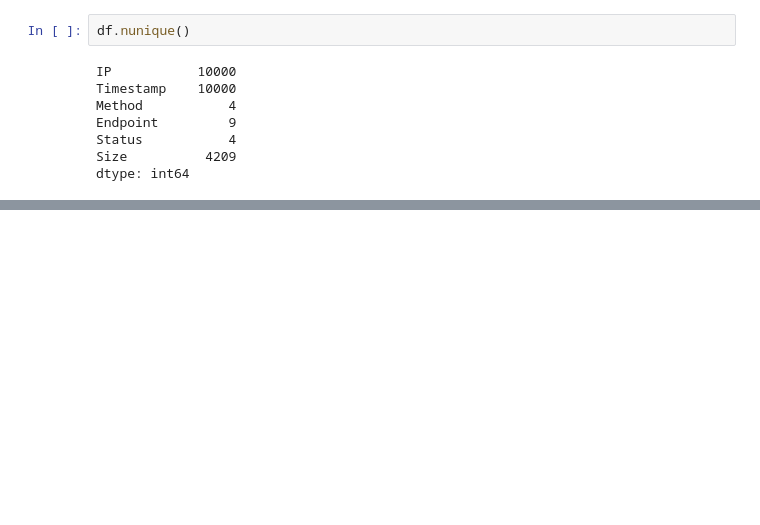
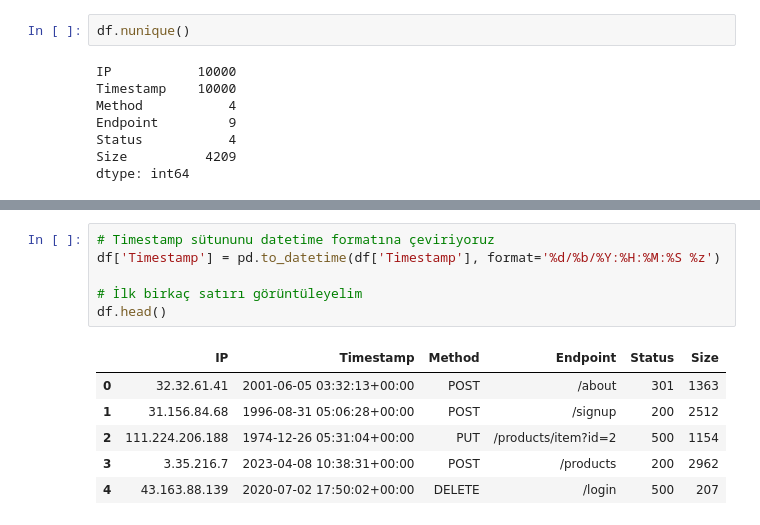
Before and after one commit to haremir/Web_traffic_QA, a Jupyter notebook: main.ipynb, the cells around one changed output, grey strips where cells are left out. Saved outputs shown, nothing was run; the diff lists cells and outputs as text; blank space fills up the shorter version.

```diff
--- a/main.ipynb
+++ b/main.ipynb
@@ -111,0 +128,13 @@ dtype: int64
+# %%
+# Timestamp sütununu datetime formatına çeviriyoruz
+df['Timestamp'] = pd.to_datetime(df['Timestamp'], format='%d/%b/%Y:%H:%M:%S %z')
+
+# İlk birkaç satırı görüntüleyelim
+df.head()
+# %% [output]
+|  | IP | Timestamp | Method | Endpoint | Status | Size |
+| 0 | 32.32.61.41 | 2001-06-05 03:32:13+00:00 | POST | /about | 301 | 1363 |
+| 1 | 31.156.84.68 | 1996-08-31 05:06:28+00:00 | POST | /signup | 200 | 2512 |
+| 2 | 111.224.206.188 | 1974-12-26 05:31:04+00:00 | PUT | /products/item?id=2 | 500 | 1154 |
+| 3 | 3.35.216.7 | 2023-04-08 10:38:31+00:00 | POST | /products | 200 | 2962 |
+| 4 | 43.163.88.139 | 2020-07-02 17:50:02+00:00 | DELETE | /login | 500 | 207 |
```
Also changed, not shown: parts of 9 cells of this notebook.
